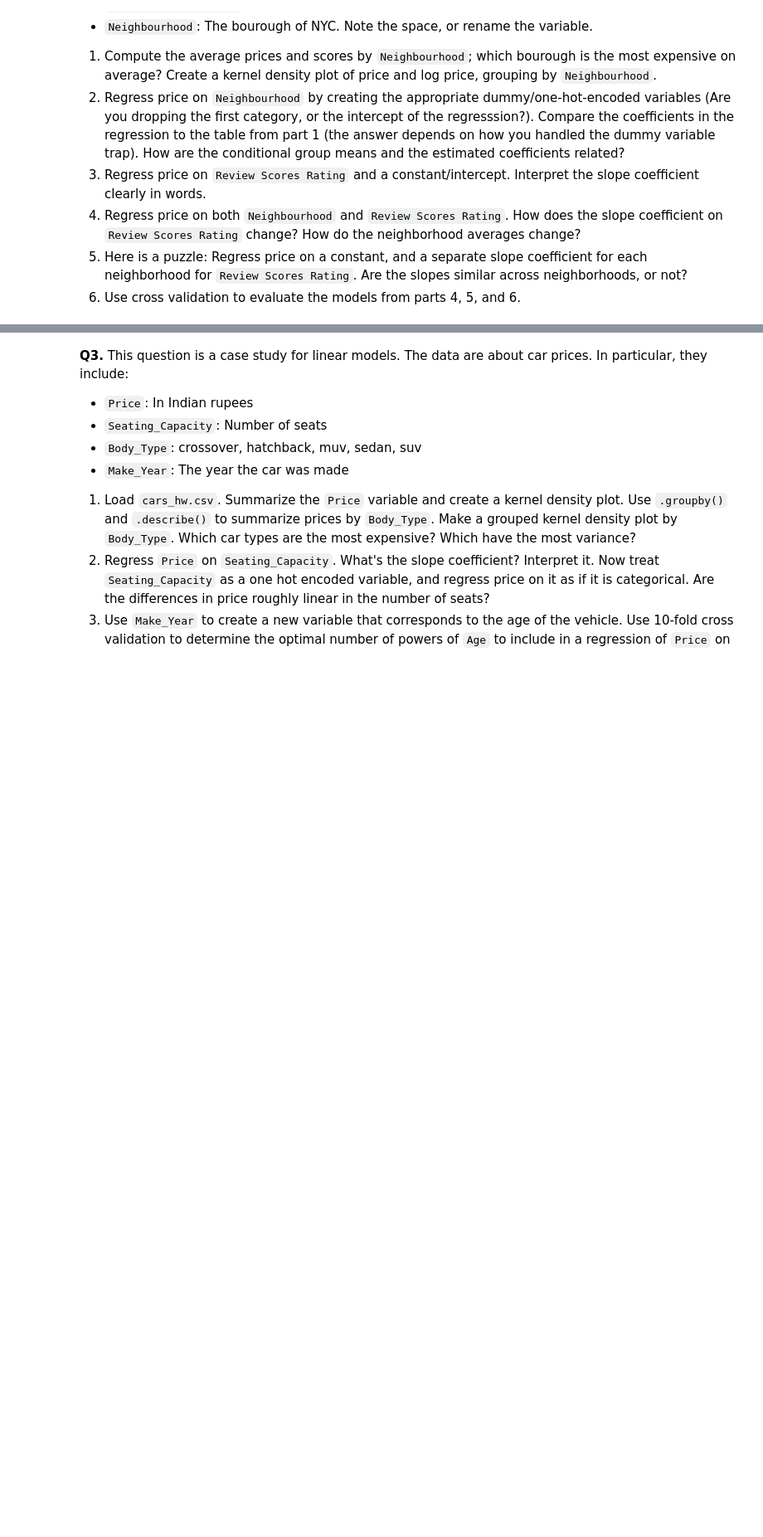
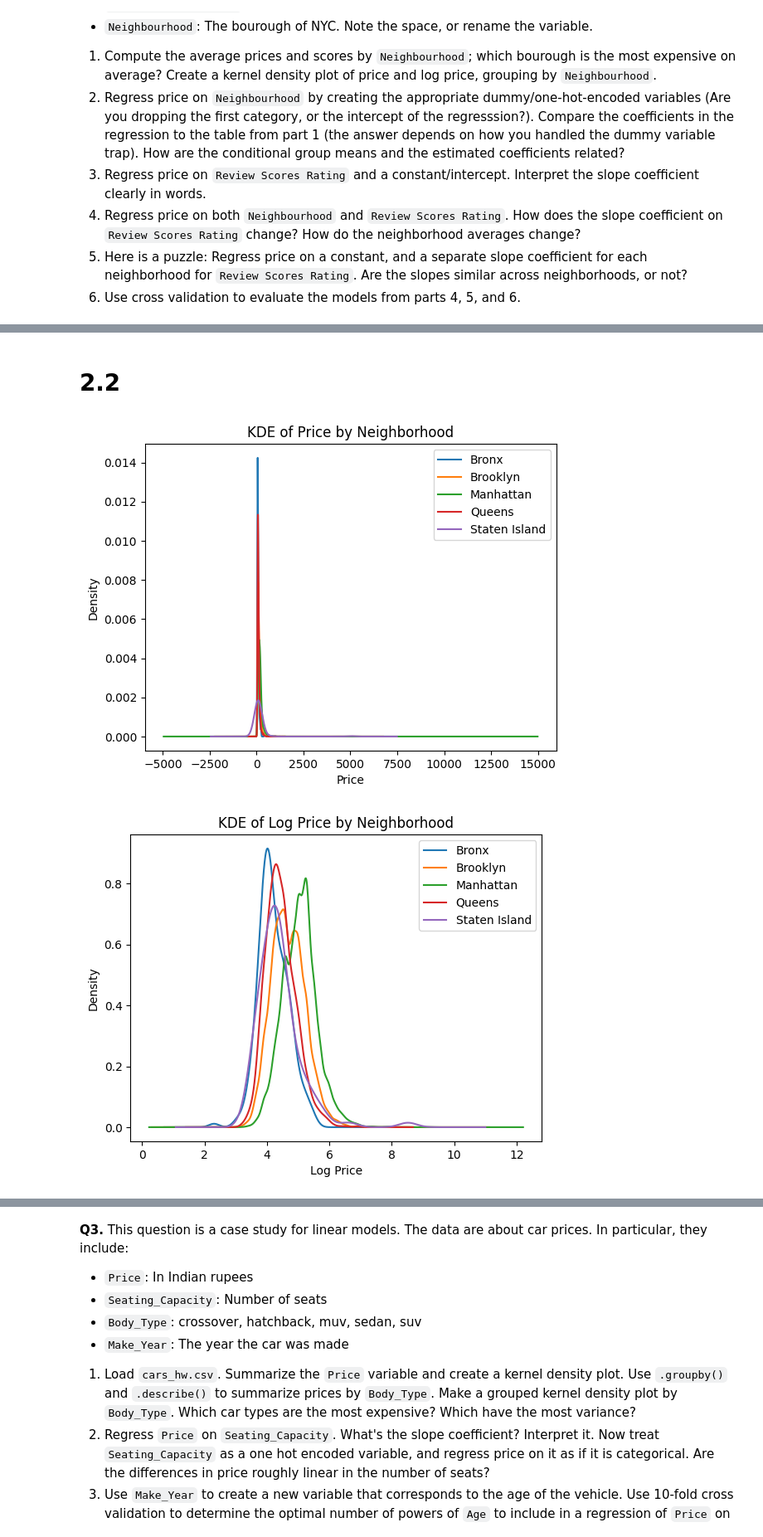
Before and after one commit to timlee717/undergrad_ml_assignments, a Jupyter notebook: 03_assignment_linear_models.ipynb, the cells around one changed output, grey strips where cells are left out. Shown at 83% size. Drawn from its saved outputs; the diff is of its cells as text; code cells hidden in the pictures; blank space fills up the shorter version.

```diff
--- a/03_assignment_linear_models.ipynb
+++ b/03_assignment_linear_models.ipynb
@@ -52,3 +52,25 @@ It really comes down to dataset size and how much computation you can afford. Fo
 4. Regress price on both `Neighbourhood` and `Review Scores Rating`. How does the slope coefficient on `Review Scores Rating` change? How do the neighborhood averages change?
 5. Here is a puzzle: Regress price on a constant, and a separate slope coefficient for each neighborhood for `Review Scores Rating`. Are the slopes similar across neighborhoods, or not?
 6. Use cross validation to evaluate the models from parts 4, 5, and 6.
+# %%
+import pandas as pd
+import numpy as np
+import matplotlib.pyplot as plt
+import statsmodels.formula.api as smf
+
+df = pd.read_csv("./data/Q1_clean.csv")
+
+#cleaning col names
+df.columns = [c.strip().lower().replace(" ", "_") for c in df.columns]
+df = df.rename(columns={
+    "review_scores_rating": "review_score",
+    "neighbourhood": "neighborhood"
+})
+
+df = df[["price", "review_score", "neighborhood"]].dropna()
+df["price"] = pd.to_numeric(df["price"], errors="coerce")
+df["review_score"] = pd.to_numeric(df["review_score"], errors="coerce")
+df = df.dropna()
+df["log_price"] = np.log(df["price"])
+
+df.head()
@@ -54,0 +110,23 @@ It really comes down to dataset size and how much computation you can afford. Fo
+# %% [markdown]
+# 2.2
+# %%
+#gives us a KDE plot of raw price
+fig, ax = plt.subplots()
+for name, grp in df.groupby("neighborhood"):
+    grp["price"].plot(kind="kde", ax=ax, label=name)
+ax.set_title("KDE of Price by Neighborhood")
+ax.set_xlabel("Price")
+ax.legend()
+plt.show()
+
+#gives us a KDE plot of log price
+fig, ax = plt.subplots()
+for name, grp in df.groupby("neighborhood"):
+    grp["log_price"].plot(kind="kde", ax=ax, label=name)
+ax.set_title("KDE of Log Price by Neighborhood")
+ax.set_xlabel("Log Price")
+ax.legend()
+plt.show()
+# %% [output]
+[figure, added]
+[figure, added]
```
Also changed, not shown: parts of 25 cells of this notebook.
